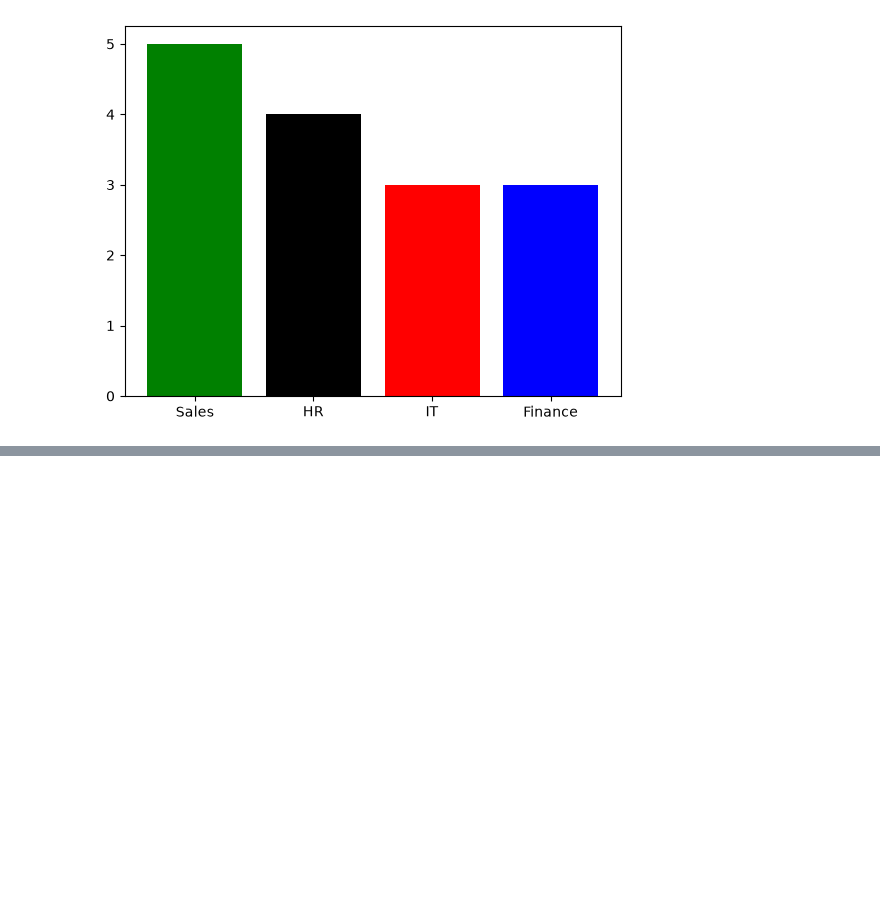
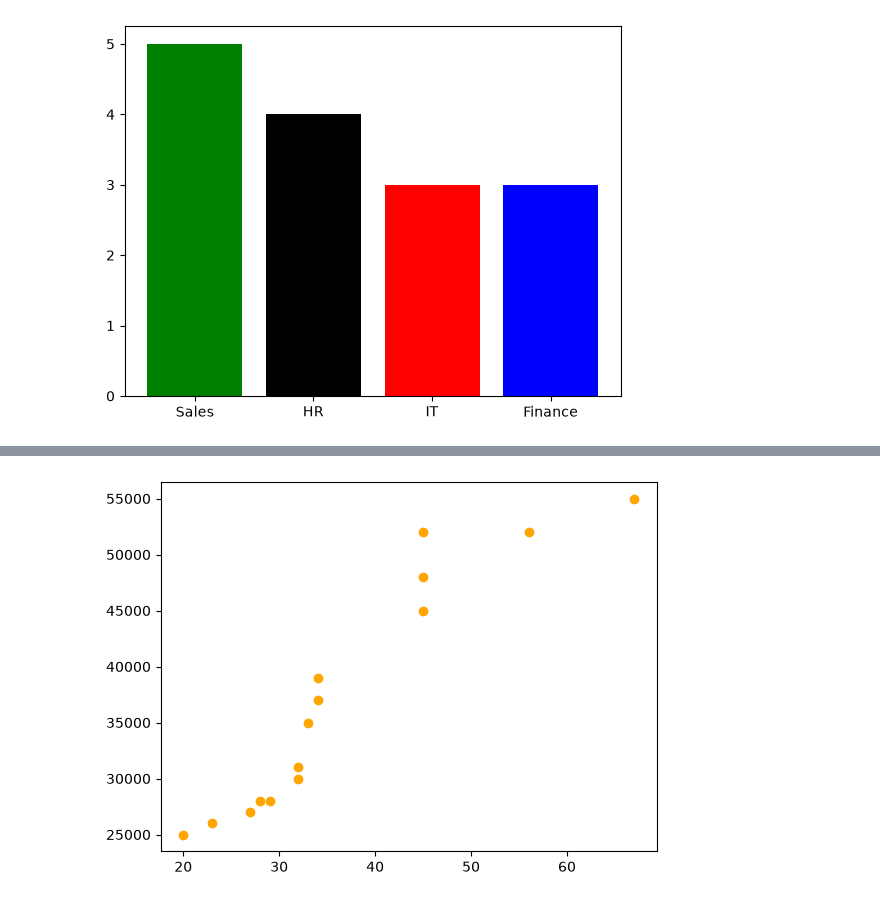
Before and after one commit to anojpradhan/learningDS, a Jupyter notebook: matplotlib.ipynb, the cells around one changed output, grey strips where cells are left out. Drawn from its saved outputs; the diff is of its cells as text; code cells hidden in the pictures; blank space fills up the shorter version.

```diff
--- a/matplotlib.ipynb
+++ b/matplotlib.ipynb
@@ -74,3 +74,9 @@ plt.bar(count.index, count, color=['green','black','red','blue'])
 plt.show()
 # %% [output]
 [figure]
+# %%
+# Bivariate Analysis- numeric columns
+
+df["Age"]=[20, 23, 27, 28, 29, 32, 32, 33, 34, 34, 45, 45, 45, 56, 67]
+# df.shape
+df.head()
@@ -76,0 +90,6 @@ plt.show()
+# %%
+# scatter plot
+plt.scatter(df["Age"], df['Salary'], color='orange')
+plt.show()
+# %% [output]
+[figure, added]
```
Also changed, not shown: parts of 7 cells of this notebook.
